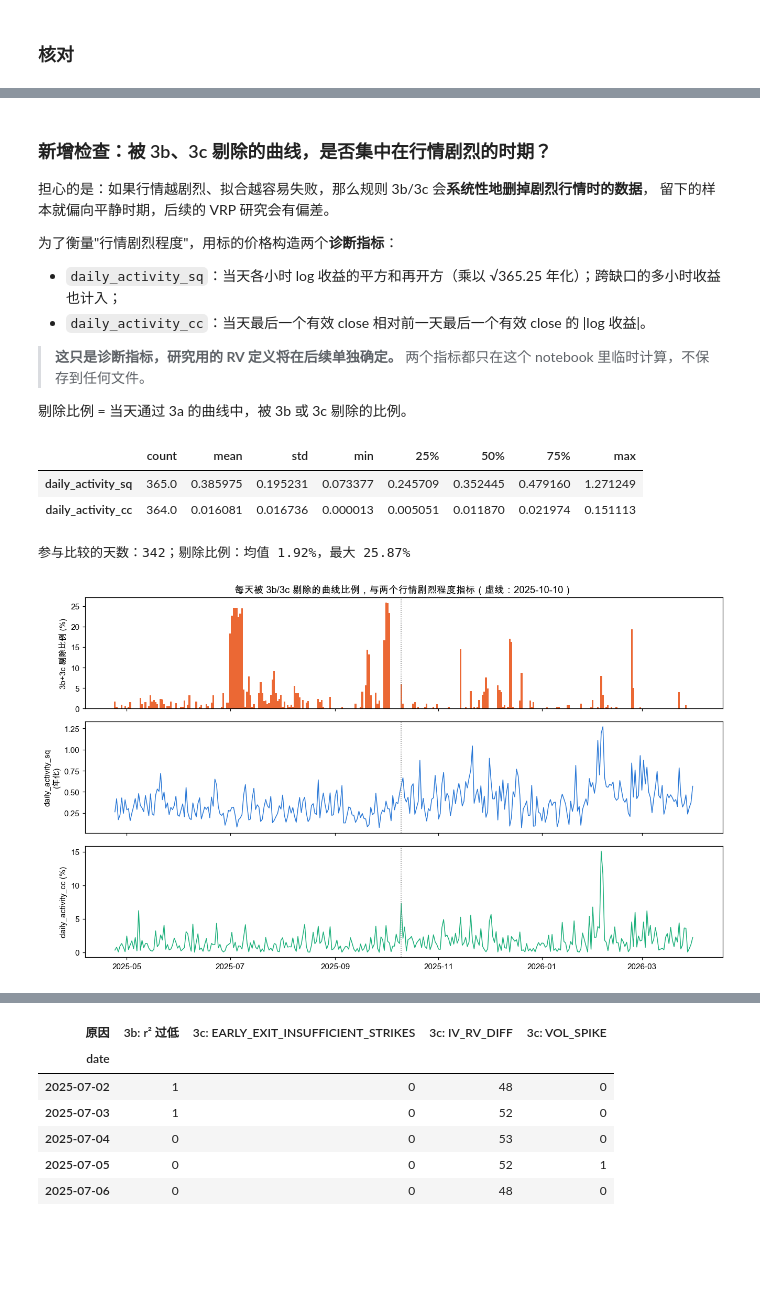
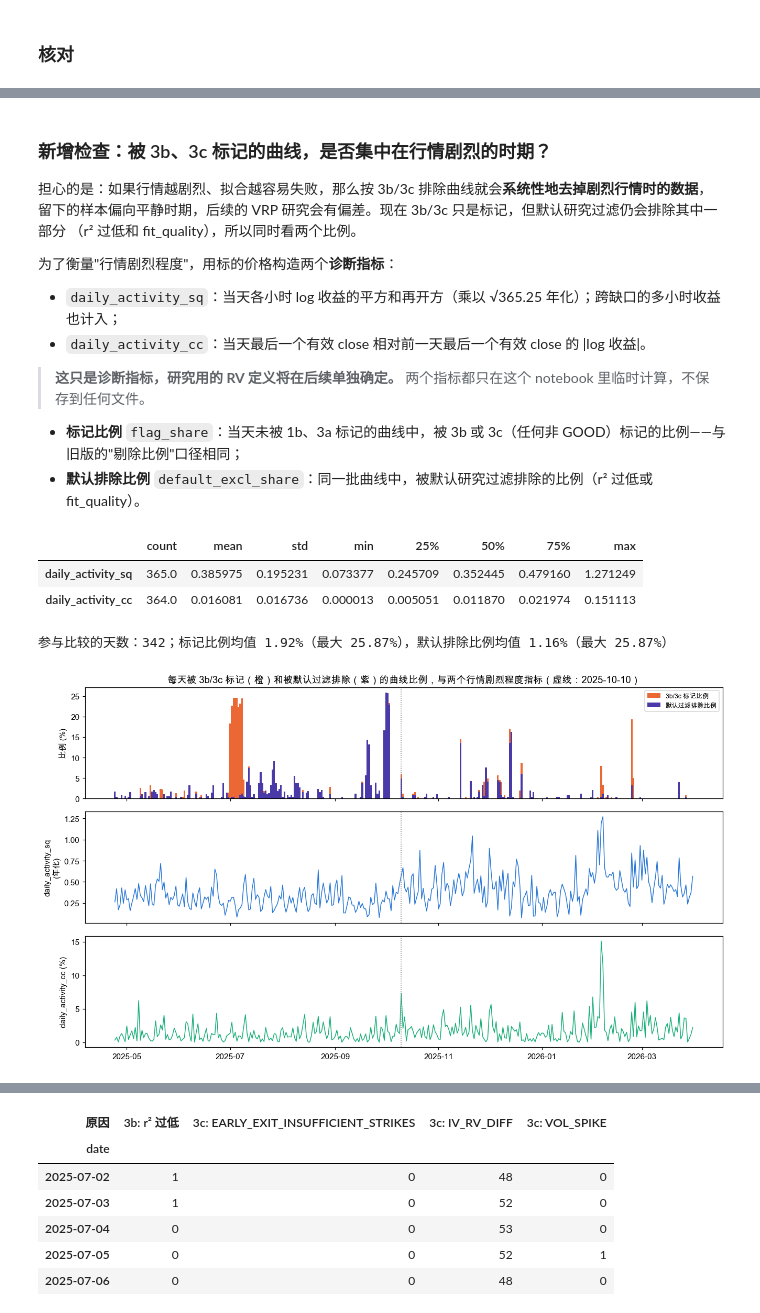
Before and after one commit to theoyuanlee/deribit_vrp, a Jupyter notebook: notebooks/01_audit_and_cleaning_explained.ipynb, the cells around one changed output, grey strips where cells are left out. Cells and saved outputs as stored; diff of their text form; code cells hidden in the pictures; blank space fills up the shorter version.

```diff
--- a/notebooks/01_audit_and_cleaning_explained.ipynb
+++ b/notebooks/01_audit_and_cleaning_explained.ipynb
@@ -662,0 +688,5 @@ pd.DataFrame(mine).T.loc[['3a', '3b', '3c']]
+# %%
+mine_flags['3a'] = int(c3.flag_short_tenor.sum())
+mine_flags['3b'] = int(c3.flag_low_r2.sum())
+vendor_counts = c3.vendor_check.value_counts()
+pd.Series(mine_flags, name='被标记的曲线数').to_frame()
@@ -671,0 +811,6 @@ print('规则 3a、3b、3c 与管道台账一致')
+# %%
+# 只用于画形状：原始 implied_vol（同一到期日、同一时钟内比较形状，不受第 7 节时钟问题影响）
+smile_rows = after2[(after2.option_type == 'call') & ~after2.is_atm][['curve_id', 'strike', 'logm', 'implied_vol']]
+smile_by_curve = dict(tuple(smile_rows.sort_values(['curve_id', 'strike']).groupby('curve_id')))
+c3['label'] = curves.expiry_label.reindex(c3.index).astype(str)
+good_curves = c3[c3.vendor_check == 'GOOD']
@@ -671,0 +832,11 @@ print('规则 3a、3b、3c 与管道台账一致')
+# %%
+rng = np.random.default_rng(7)
+for value in vendor_counts.index.drop('GOOD'):
+    candidates = c3[(c3.vendor_check == value) & (c3.tenor_days >= 1)]
+    candidates = candidates if len(candidates) >= 3 else c3[c3.vendor_check == value]
+    picks = candidates.iloc[rng.choice(len(candidates), size=min(3, len(candidates)), replace=False)]
+    fig, axes = plt.subplots(1, len(picks), figsize=(5 * len(picks), 3.4), squeeze=False)
+    for ax, (curve_id, row) in zip(axes[0], picks.iterrows()):
+        plot_smile(ax, curve_id, row, value)
+    axes[0][0].plot([], [], color='#9bbbe0', label='同到期日相邻的 GOOD 曲线'); axes[0][0].legend(fontsize=7)
+    fig.suptitle(f'vol_curve_check = {value}（{class_of[value]}）', fontsize=11); fig.tight_layout(); plt.show()
@@ -672,8 +853,9 @@ print('规则 3a、3b、3c 与管道台账一致')
 # %% [markdown]
-### 新增检查：被 3b、3c 剔除的曲线，是否集中在行情剧烈的时期？
+### 新增检查：被 3b、3c 标记的曲线，是否集中在行情剧烈的时期？
 
-担心的是：如果行情越剧烈、拟合越容易失败，那么规则 3b/3c 会**系统性地删掉剧烈行情时的数据**，
-留下的样本就偏向平静时期，后续的 VRP 研究会有偏差。
+担心的是：如果行情越剧烈、拟合越容易失败，那么按 3b/3c 排除曲线就会**系统性地去掉剧烈行情时的数据**，
+留下的样本偏向平静时期，后续的 VRP 研究会有偏差。现在 3b/3c 只是标记，但默认研究过滤仍会排除其中一部分
+（r² 过低和 fit_quality），所以同时看两个比例。
 
 为了衡量"行情剧烈程度"，用标的价格构造两个**诊断指标**：
 
@@ -682,7 +864,8 @@ print('规则 3a、3b、3c 与管道台账一致')
 
 > **这只是诊断指标，研究用的 RV 定义将在后续单独确定。** 两个指标都只在这个 notebook 里临时计算，不保存到任何文件。
 
-剔除比例 = 当天通过 3a 的曲线中，被 3b 或 3c 剔除的比例。
+- **标记比例** `flag_share`：当天未被 1b、3a 标记的曲线中，被 3b 或 3c（任何非 GOOD）标记的比例——与旧版的"剔除比例"口径相同；
+- **默认排除比例** `default_excl_share`：同一批曲线中，被默认研究过滤排除的比例（r² 过低或 fit_quality）。
 # %%
 und = pd.read_parquet(PROC / 'underlying_hourly.parquet')
 und['date'] = und.timestamp.dt.strftime('%Y-%m-%d')
@@ -696,28 +879,32 @@ daily_activity.describe().T
 | daily_activity_sq | 365.0 | 0.385975 | 0.195231 | 0.073377 | 0.245709 | 0.352445 | 0.479160 | 1.271249 |
 | daily_activity_cc | 364.0 | 0.016081 | 0.016736 | 0.000013 | 0.005051 | 0.011870 | 0.021974 | 0.151113 |
 # %%
-passed_3a = c3[c3.pass_3a].copy()
-passed_3a['date'] = passed_3a.timestamp.dt.strftime('%Y-%m-%d')
-passed_3a['removed_3bc'] = ~passed_3a.pass_3c
-removal = passed_3a.groupby('date').removed_3bc.mean().rename('removal_share')
-daily = daily_activity.join(removal, how='inner').dropna()
-print(f'参与比较的天数：{len(daily)}；剔除比例：均值 {daily.removal_share.mean():.2%}，最大 {daily.removal_share.max():.2%}')
+base = c3[~c3.flag_late & ~c3.flag_short_tenor].copy()
+base['date'] = base.timestamp.dt.strftime('%Y-%m-%d')
+base['flagged_3bc'] = base.flag_low_r2 | (base.vendor_check != 'GOOD')
+base['excluded_default'] = base.flag_low_r2 | (base.vendor_class == 'fit_quality')
+shares = base.groupby('date')[['flagged_3bc', 'excluded_default']].mean()
+shares.columns = ['flag_share', 'default_excl_share']
+daily = daily_activity.join(shares, how='inner').dropna()
+print(f'参与比较的天数：{len(daily)}；标记比例均值 {daily.flag_share.mean():.2%}（最大 {daily.flag_share.max():.2%}），'
+      f'默认排除比例均值 {daily.default_excl_share.mean():.2%}（最大 {daily.default_excl_share.max():.2%}）')
 # %% [output]
-参与比较的天数：342；剔除比例：均值 1.92%，最大 25.87%
+参与比较的天数：342；标记比例均值 1.92%（最大 25.87%），默认排除比例均值 1.16%（最大 25.87%）
 # %%
 fig, axes = plt.subplots(3, 1, figsize=(12, 7), sharex=True)
 x = pd.to_datetime(daily.index)
-axes[0].bar(x, daily.removal_share * 100, color='#eb6834', width=1)
-axes[0].set_ylabel('3b+3c 剔除比例 (%)')
+axes[0].bar(x, daily.flag_share * 100, color='#eb6834', width=1, label='3b/3c 标记比例')
+axes[0].bar(x, daily.default_excl_share * 100, color='#4a3aa7', width=1, label='默认过滤排除比例')
+axes[0].set_ylabel('比例 (%)'); axes[0].legend(fontsize=8)
 axes[1].plot(x, daily.daily_activity_sq, color='#2a78d6', lw=1)
 axes[1].set_ylabel('daily_activity_sq\n(年化)')
 axes[2].plot(x, daily.daily_activity_cc * 100, color='#1baf7a', lw=1)
 axes[2].set_ylabel('daily_activity_cc (%)')
 for ax in axes:
     ax.axvline(pd.Timestamp('2025-10-10'), color='gray', ls=':', lw=1)
-axes[0].set_title('每天被 3b/3c 剔除的曲线比例，与两个行情剧烈程度指标（虚线：2025-10-10）')
+axes[0].set_title('每天被 3b/3c 标记（橙）和被默认过滤排除（紫）的曲线比例，与两个行情剧烈程度指标（虚线：2025-10-10）')
 fig.tight_layout(); plt.show()
 # %% [output]
-[figure, old version]
+[figure, new version]
 # %%
 corr_rows = []
```
Also changed, not shown: parts of 89 cells of this notebook.
